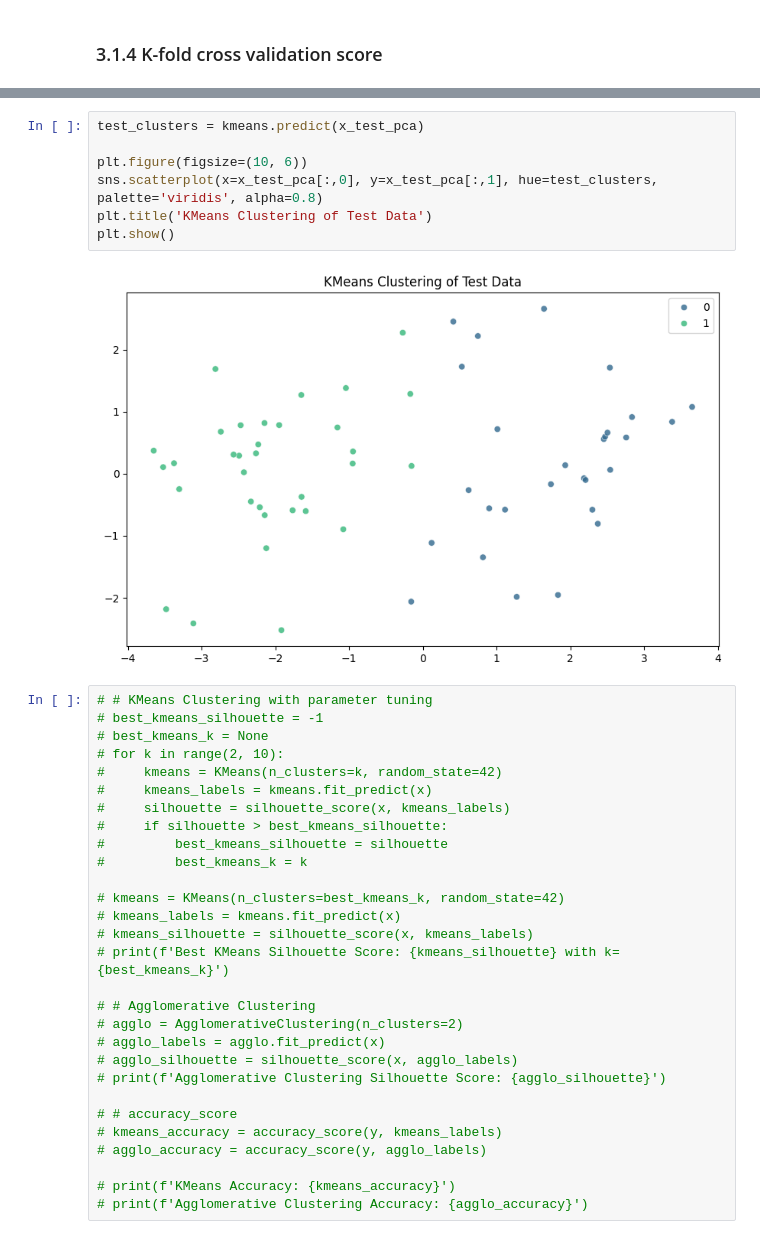
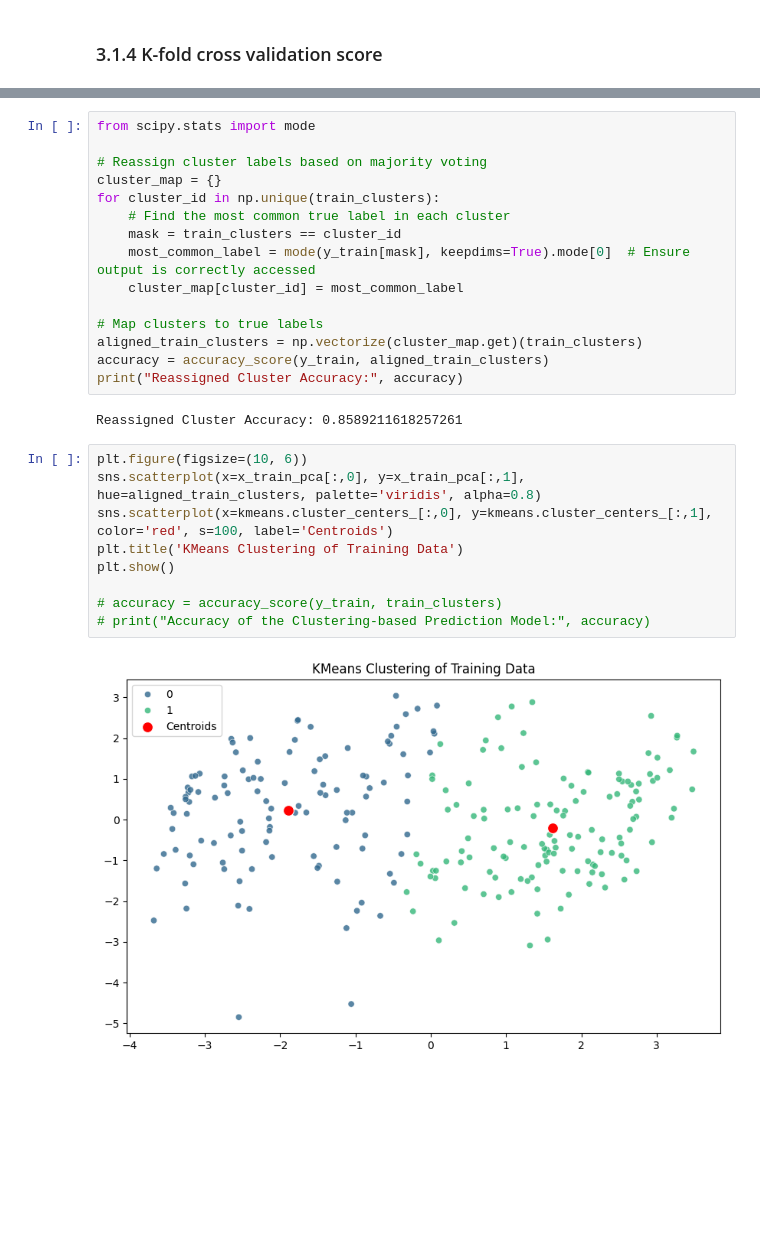
Before and after one commit to zoezhousy/Kaggle_Heart_Attack_Analysis_Prediction, a Jupyter notebook: heart-attack-prediction.ipynb, the cells around one changed output, grey strips where cells are left out. Drawn from its saved outputs; the diff is of its cells as text; blank space fills up the shorter version.

```diff
--- a/heart-attack-prediction.ipynb
+++ b/heart-attack-prediction.ipynb
@@ -771,38 +750,28 @@ Best KMeans Silhouette Score: 0.4588033193586636 with k=2
+# %%
+from scipy.stats import mode
+
+# Reassign cluster labels based on majority voting
+cluster_map = {}
+for cluster_id in np.unique(train_clusters):
+    # Find the most common true label in each cluster
+    mask = train_clusters == cluster_id
+    most_common_label = mode(y_train[mask], keepdims=True).mode[0]  # Ensure output is correctly accessed
+    cluster_map[cluster_id] = most_common_label
+
+# Map clusters to true labels
+aligned_train_clusters = np.vectorize(cluster_map.get)(train_clusters)
+accuracy = accuracy_score(y_train, aligned_train_clusters)
+print("Reassigned Cluster Accuracy:", accuracy)
+# %% [output]
+Reassigned Cluster Accuracy: 0.8589211618257261
 # %%
-test_clusters = kmeans.predict(x_test_pca)
+plt.figure(figsize=(10, 6))
+sns.scatterplot(x=x_train_pca[:,0], y=x_train_pca[:,1], hue=aligned_train_clusters, palette='viridis', alpha=0.8)
+sns.scatterplot(x=kmeans.cluster_centers_[:,0], y=kmeans.cluster_centers_[:,1], color='red', s=100, label='Centroids')
+plt.title('KMeans Clustering of Training Data')
+plt.show()
 
-plt.figure(figsize=(10, 6))
-sns.scatterplot(x=x_test_pca[:,0], y=x_test_pca[:,1], hue=test_clusters, palette='viridis', alpha=0.8)
-plt.title('KMeans Clustering of Test Data')
-plt.show()
+# accuracy = accuracy_score(y_train, train_clusters)
+# print("Accuracy of the Clustering-based Prediction Model:", accuracy)
 # %% [output]
-[figure, old version]
+[figure, new version]
-# %%
-# # KMeans Clustering with parameter tuning
-# best_kmeans_silhouette = -1
-# best_kmeans_k = None
-# for k in range(2, 10):
-#     kmeans = KMeans(n_clusters=k, random_state=42)
-#     kmeans_labels = kmeans.fit_predict(x)
-#     silhouette = silhouette_score(x, kmeans_labels)
-#     if silhouette > best_kmeans_silhouette:
-#         best_kmeans_silhouette = silhouette
-#         best_kmeans_k = k
-
-# kmeans = KMeans(n_clusters=best_kmeans_k, random_state=42)
-# kmeans_labels = kmeans.fit_predict(x)
-# kmeans_silhouette = silhouette_score(x, kmeans_labels)
-# print(f'Best KMeans Silhouette Score: {kmeans_silhouette} with k={best_kmeans_k}')
-
-# # Agglomerative Clustering
-# agglo = AgglomerativeClustering(n_clusters=2)
-# agglo_labels = agglo.fit_predict(x)
-# agglo_silhouette = silhouette_score(x, agglo_labels)
-# print(f'Agglomerative Clustering Silhouette Score: {agglo_silhouette}')
-
-# # accuracy_score
-# kmeans_accuracy = accuracy_score(y, kmeans_labels)
-# agglo_accuracy = accuracy_score(y, agglo_labels)
-
-# print(f'KMeans Accuracy: {kmeans_accuracy}')
-# print(f'Agglomerative Clustering Accuracy: {agglo_accuracy}')
```
Also changed, not shown: parts of 21 cells of this notebook.
